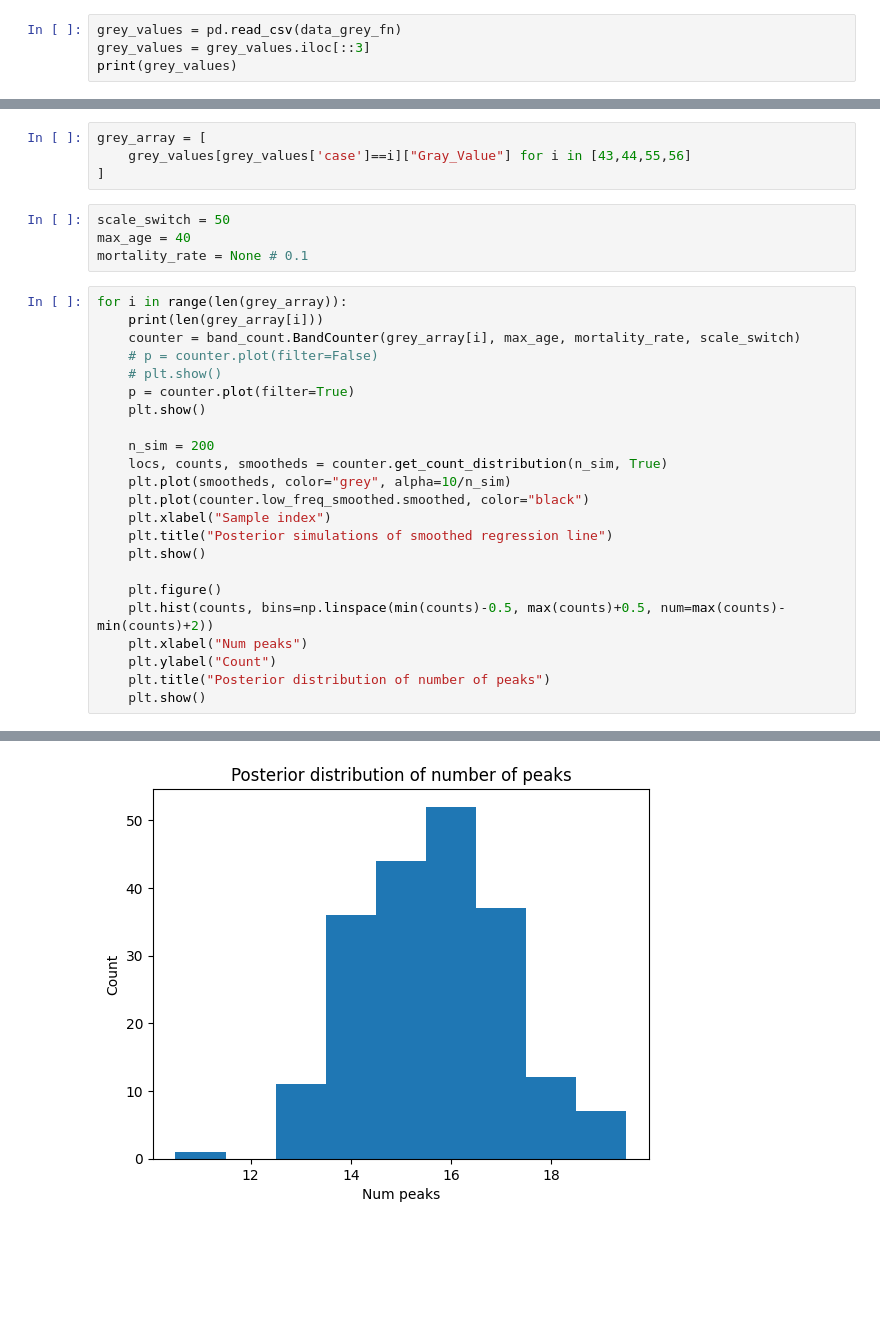
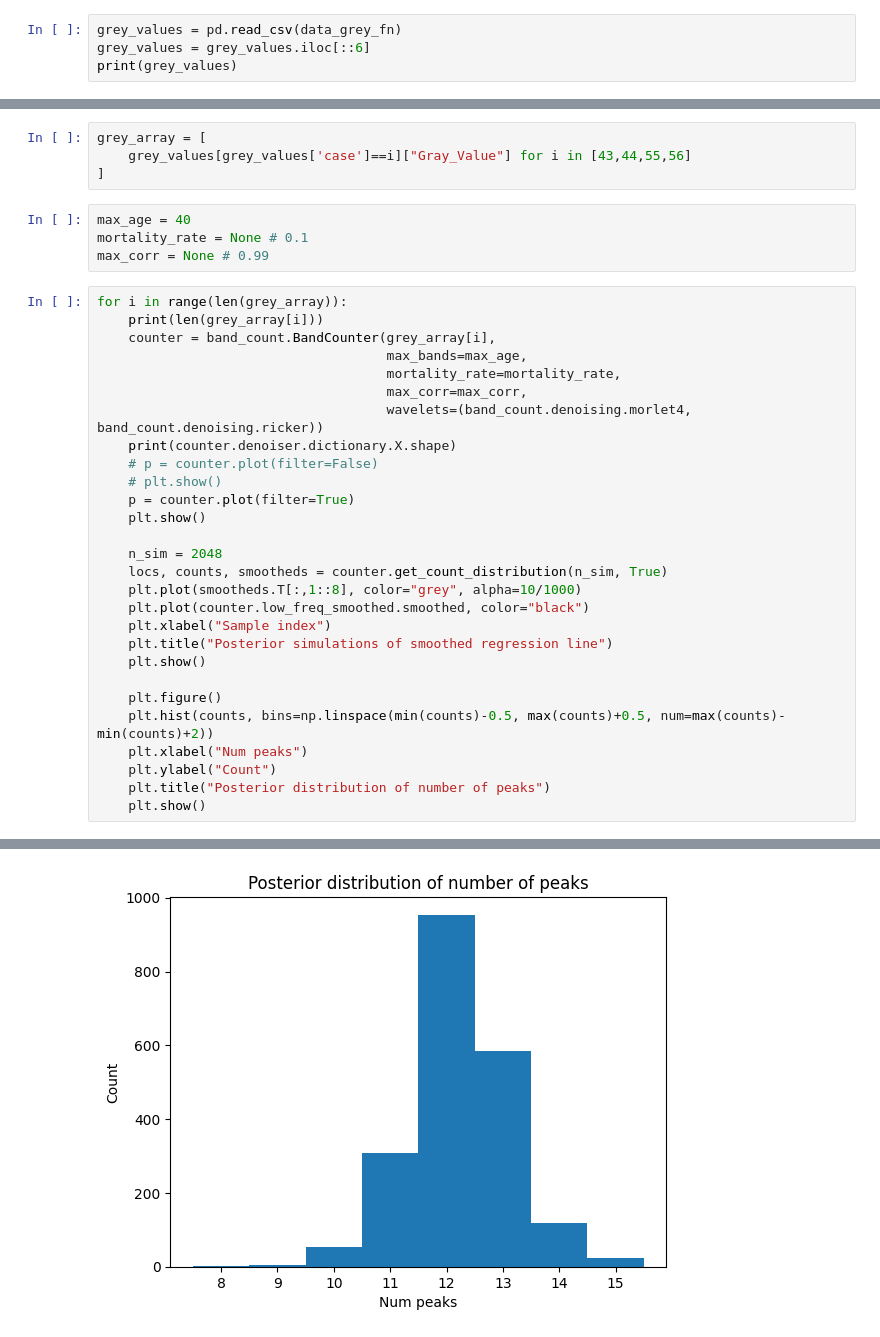
Before and after one commit to angus-lewis/SharkAgeEstimation, a Jupyter notebook: demo.ipynb, the cells around one changed output, grey strips where cells are left out. Drawn from its saved outputs; the diff is of its cells as text; blank space fills up the shorter version.

Commit message:
Implement a range of wavelets for BPDN vectors

```diff
--- a/demo.ipynb
+++ b/demo.ipynb
@@ -30,7 +30,7 @@ print(all_elements.head())
 [5 rows x 24 columns]
 # %%
 grey_values = pd.read_csv(data_grey_fn)
-grey_values = grey_values.iloc[::3]
+grey_values = grey_values.iloc[::6]
 print(grey_values)
 # %% [output]
       Distance_(pixels)  Gray_Value  new_pixel  case  cleaned_grey sex
@@ -60,21 +60,26 @@ grey_array = [
     grey_values[grey_values['case']==i]["Gray_Value"] for i in [43,44,55,56]
 ]
 # %%
-scale_switch = 50
 max_age = 40
 mortality_rate = None # 0.1
+max_corr = None # 0.99
 # %%
 for i in range(len(grey_array)):
     print(len(grey_array[i]))
-    counter = band_count.BandCounter(grey_array[i], max_age, mortality_rate, scale_switch)
+    counter = band_count.BandCounter(grey_array[i],
+                                     max_bands=max_age,
+                                     mortality_rate=mortality_rate,
+                                     max_corr=max_corr,
+                                     wavelets=(band_count.denoising.morlet4, band_count.denoising.ricker))
+    print(counter.denoiser.dictionary.X.shape)
     # p = counter.plot(filter=False)
     # plt.show()
     p = counter.plot(filter=True)
     plt.show()
 
-    n_sim = 200
+    n_sim = 2048
     locs, counts, smootheds = counter.get_count_distribution(n_sim, True)
-    plt.plot(smootheds, color="grey", alpha=10/n_sim)
+    plt.plot(smootheds.T[:,1::8], color="grey", alpha=10/1000)
     plt.plot(counter.low_freq_smoothed.smoothed, color="black")
     plt.xlabel("Sample index")
     plt.title("Posterior simulations of smoothed regression line")
@@ -97 +104 @@ for i in range(len(grey_array)):
-[figure, old version]
+[figure, new version]
```
Also changed, not shown: parts of 11 cells of this notebook, 3 other files.
